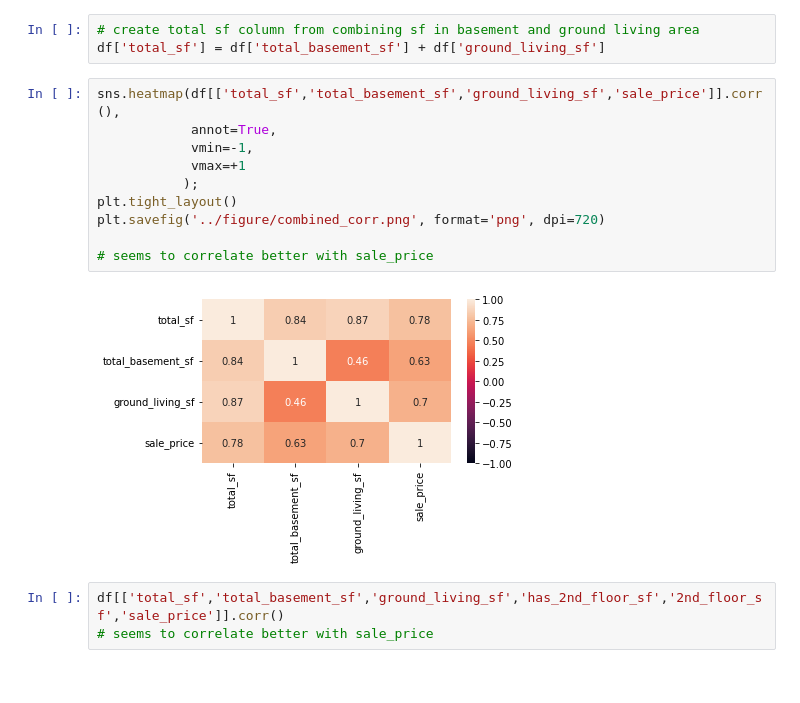
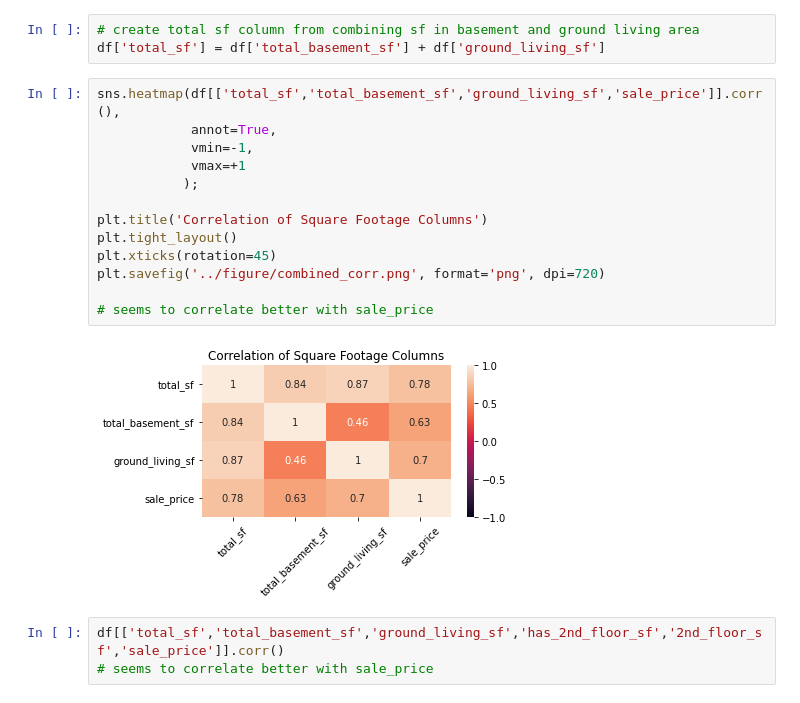
Before and after one commit to krisgch/dsi_project_ames, a Jupyter notebook: code/02_preprocessing.ipynb, the cells around one changed output. Saved outputs shown, nothing was run; the diff lists cells and outputs as text.

```diff
--- a/code/02_preprocessing.ipynb
+++ b/code/02_preprocessing.ipynb
@@ -179,15 +190,18 @@ df['total_sf'] = df['total_basement_sf'] + df['ground_living_sf']
 # %%
 sns.heatmap(df[['total_sf','total_basement_sf','ground_living_sf','sale_price']].corr(),
             annot=True,
             vmin=-1,
             vmax=+1
            );
+
+plt.title('Correlation of Square Footage Columns')
 plt.tight_layout()
+plt.xticks(rotation=45)
 plt.savefig('../figure/combined_corr.png', format='png', dpi=720)
 
 # seems to correlate better with sale_price
 # %% [output]
-[figure, old version]
+[figure, new version]
 # %%
 df[['total_sf','total_basement_sf','ground_living_sf','has_2nd_floor_sf','2nd_floor_sf','sale_price']].corr()
 # seems to correlate better with sale_price
```
Also changed, not shown: parts of 44 cells of this notebook, 9 other files.
